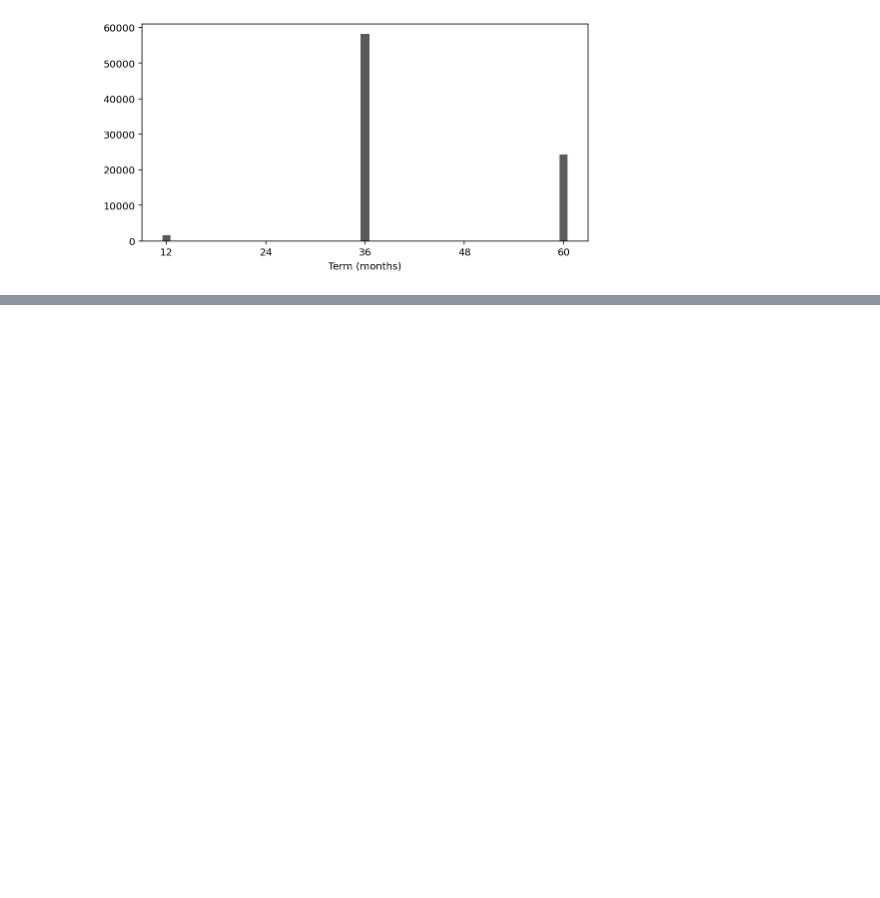
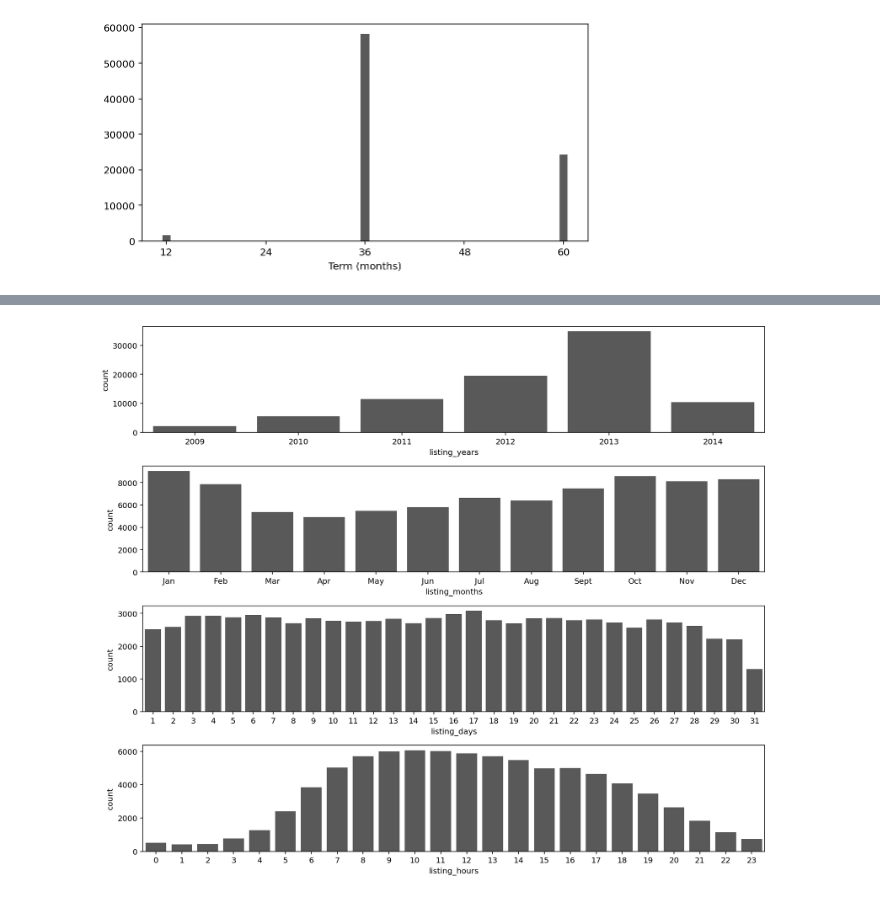
Before and after one commit to Lippins/Prosper-Loan-Data, a Jupyter notebook: exploration.ipynb, the cells around one changed output, grey strips where cells are left out. Saved outputs shown, nothing was run; the diff lists cells and outputs as text; code cells hidden in the pictures; blank space fills up the shorter version.

Commit message:
Explore listing creation date

```diff
--- a/exploration.ipynb
+++ b/exploration.ipynb
@@ -488,0 +496,23 @@ plt.xlabel('Term (months)');
+# %%
+# Store the listing date breakdowns and their plotting indices in a dictionary
+listing_breakdown = {
+    'listing_years' : [1, loan_df.ListingCreationDate.dt.year],
+    'listing_months' : [2, loan_df.ListingCreationDate.dt.month],
+    'listing_days' : [3, loan_df.ListingCreationDate.dt.day],
+    'listing_hours' : [4, loan_df.ListingCreationDate.dt.hour],
+}
+
+# Plot the required information using a for loop
+fig = plt.figure(figsize=(12, 10))
+
+for key, value in listing_breakdown.items():
+    plt.subplot(4, 1, value[0])
+    sns.countplot(x= value[1], color = main_color)
+    # Replace the month's integer values (0 - 12) with descriptive strings
+    if (key == 'listing_months'):
+        plt.xticks(np.arange(12),
+                   ['Jan','Feb','Mar','Apr','May','Jun','Jul','Aug','Sept','Oct','Nov','Dec'])
+    plt.xlabel(key)
+plt.tight_layout();
+# %% [output]
+[figure, added]
```
Also changed, not shown: parts of 4 cells of this notebook.
